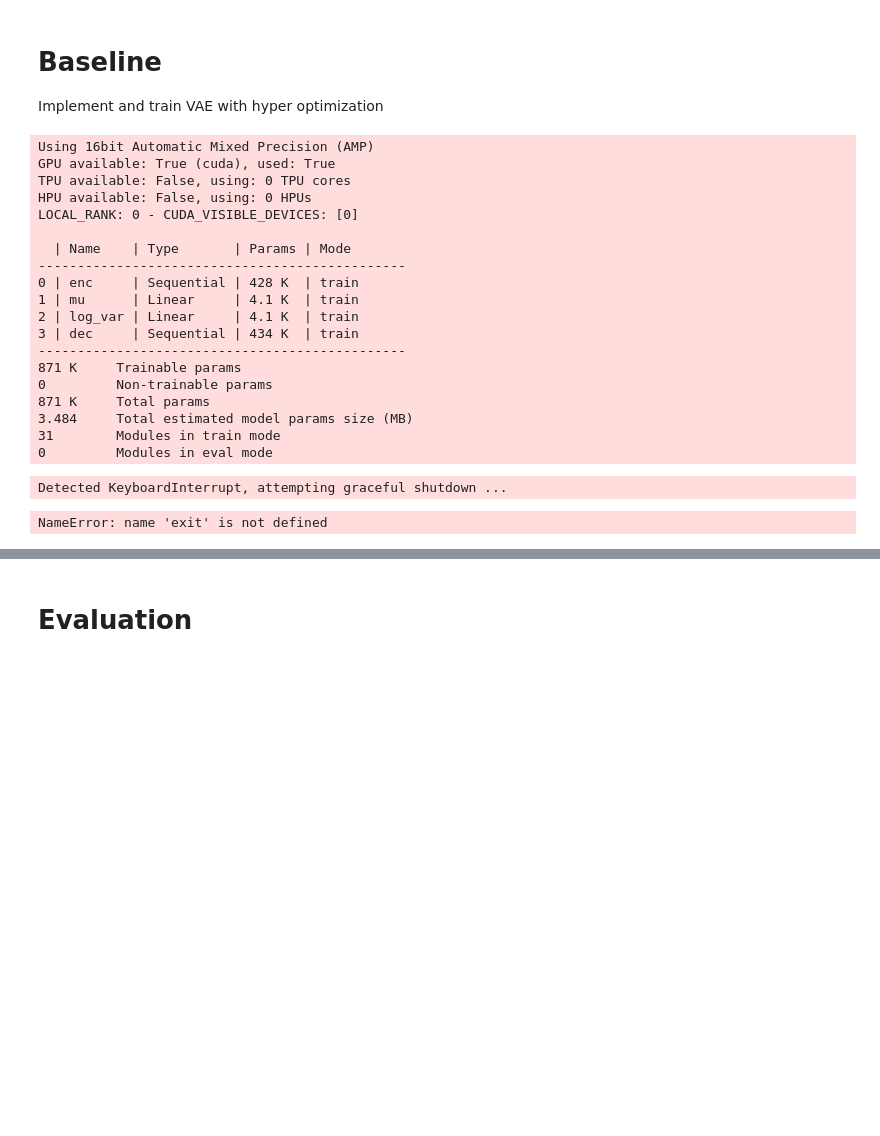
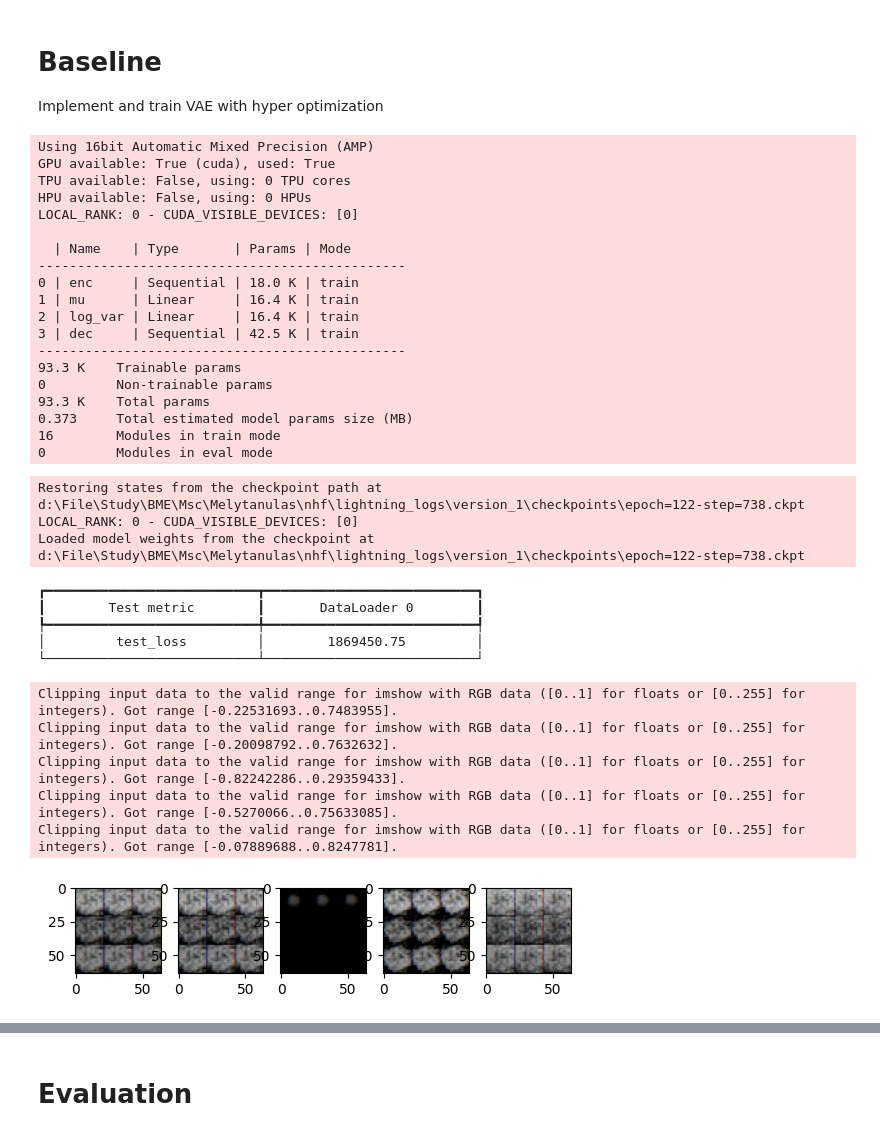
Before and after one commit to asztrikx/bme-diffusion-model, a Jupyter notebook: main.ipynb, the cells around one changed output, grey strips where cells are left out. Cells and saved outputs as stored; diff of their text form; code cells hidden in the pictures; blank space fills up the shorter version.

```diff
--- a/main.ipynb
+++ b/main.ipynb
@@ -64,7 +64,7 @@ random_state = 42 # random state
 test_val_size = 0.2 # size of test and validation together to the whole dataset
 test_size = 0.5 # size of test to test and validation together
 num_workers = 2 # number of workers for data loading
-batch_size = 256
+batch_size = 1024
 
 is_celeba_on = False # celebA is needed or not
 use_wandb = False
@@ -385,19 +385,9 @@ class VAE(pl.LightningModule):
 
 		self.enc = torch.nn.Sequential(
 			torch.nn.Conv2d(in_channels=img_channel, out_channels=32, kernel_size=4, stride=2, padding=1),
-			torch.nn.BatchNorm2d(num_features=32),
 			torch.nn.ReLU(),
 
-			torch.nn.Conv2d(in_channels=32, out_channels=64, kernel_size=4, stride=2, padding=1),
-			torch.nn.BatchNorm2d(num_features=64),
-			torch.nn.ReLU(),
-
-			torch.nn.Conv2d(in_channels=64, out_channels=128, kernel_size=4, stride=2, padding=1),
-			torch.nn.BatchNorm2d(num_features=128),
-			torch.nn.ReLU(),
-
-			torch.nn.Conv2d(in_channels=128, out_channels=128, kernel_size=4, stride=2, padding=1),
-			torch.nn.BatchNorm2d(num_features=128),
+			torch.nn.Conv2d(in_channels=32, out_channels=32, kernel_size=4, stride=2, padding=1),
 			torch.nn.ReLU(),
 
 			torch.nn.Flatten()
@@ -408,24 +398,15 @@ class VAE(pl.LightningModule):
 		self.log_var = torch.nn.Linear(in_features=flatten_size, out_features=self.L)
 			# variance can't be negative
 
-		last_conv_size = int(np.sqrt(flatten_size / 128))
+		last_conv_size = int(np.sqrt(flatten_size / 32))
 		self.dec = torch.nn.Sequential(
 			torch.nn.Linear(in_features=self.L, out_features=flatten_size),
 			torch.nn.ReLU(),
 
-			torch.nn.Unflatten(dim=1, unflattened_size=(128, last_conv_size, last_conv_size)),
+			torch.nn.Unflatten(dim=1, unflattened_size=(32, last_conv_size, last_conv_size)),
 				# dim 1: batches
 
-			torch.nn.ConvTranspose2d(in_channels=128, out_channels=128, kernel_size=4, stride=2, padding=1),
-			torch.nn.BatchNorm2d(num_features=128),
-			torch.nn.ReLU(),
-
-			torch.nn.ConvTranspose2d(in_channels=128, out_channels=64, kernel_size=4, stride=2, padding=1),
-			torch.nn.BatchNorm2d(num_features=64),
-			torch.nn.ReLU(),
-
-			torch.nn.ConvTranspose2d(in_channels=64, out_channels=32, kernel_size=4, stride=2, padding=1),
-			torch.nn.BatchNorm2d(num_features=32),
+			torch.nn.ConvTranspose2d(in_channels=32, out_channels=32, kernel_size=4, stride=2, padding=1),
 			torch.nn.ReLU(),
 
 			torch.nn.ConvTranspose2d(in_channels=32, out_channels=img_channel, kernel_size=4, stride=2, padding=1),
@@ -517,10 +498,19 @@ def vae_with_hyperparameters(config=None):
 				pl.callbacks.EarlyStopping(monitor="val_loss", patience=config.early_stop_patience, verbose=False, mode="min")
 			],
 			logger=logger,
+			#fast_dev_run = True,
 			log_every_n_steps=1
 		)
 		trainer.fit(model, dm)
 		trainer.test(dataloaders=dm.test_dataloader())
+
+		# Plot
+		z_random = torch.randn(5, config.latent_size)
+		f,ax = plt.subplots(1,5)
+		with torch.no_grad():
+			out = model.decode(z_random)
+			for i in range(5):
+				ax[i].imshow(out[i].view(input_shape[1],input_shape[2],input_shape[0])) # TODO dm.reverse_transform()
 
 if use_wandb:
 	sweep_config = {
@@ -531,50 +521,62 @@ if use_wandb:
 			"name": "val_loss"
 		},
 		"parameters": {
-			"latent_size": {"values": [256]},
+			"latent_size": {"values": [2]},
 			"optimizer_name": {"values": ["adamw"]},
 			"learning_rate": {"values": [0.001]},
 			"epoch": {"values": [50]},
 			"early_stop_patience": {"values": [3]},
 			# channel size
 		},
 	}
 
 	wandb.finish()
 	wandb.login(key=wandb_api_key)
 	sweep_id = wandb.sweep(sweep_config, project="deeplearning")
 	wandb.agent(sweep_id, function=vae_with_hyperparameters, count=10000000000)
 else:
 	from types import SimpleNamespace
 		# make dict to class
 
 	vae_with_hyperparameters(SimpleNamespace(**{
 		"latent_size": 2,
 		"optimizer_name": "adamw",
 		"learning_rate": 0.001,
-		"epoch": 50, # max legyen
-		"early_stop_patience": 3,
-		# channel size
-	}))
+		"epoch": 200,
+		"early_stop_patience": 10,
+	})) # TODO sweep kidobása
+# TODO load best model if flag
 # %% [output]
 Using 16bit Automatic Mixed Precision (AMP)
 GPU available: True (cuda), used: True
 TPU available: False, using: 0 TPU cores
 HPU available: False, using: 0 HPUs
 LOCAL_RANK: 0 - CUDA_VISIBLE_DEVICES: [0]
 
   | Name    | Type       | Params | Mode
 -----------------------------------------------
-0 | enc     | Sequential | 428 K  | train
-1 | mu      | Linear     | 4.1 K  | train
-2 | log_var | Linear     | 4.1 K  | train
-3 | dec     | Sequential | 434 K  | train
+0 | enc     | Sequential | 18.0 K | train
+1 | mu      | Linear     | 16.4 K | train
+2 | log_var | Linear     | 16.4 K | train
+3 | dec     | Sequential | 42.5 K | train
 -----------------------------------------------
-871 K     Trainable params
+93.3 K    Trainable params
 0         Non-trainable params
-871 K     Total params
-3.484     Total estimated model params size (MB)
-31        Modules in train mode
+93.3 K    Total params
+0.373     Total estimated model params size (MB)
+16        Modules in train mode
 0         Modules in eval mode
-Detected KeyboardInterrupt, attempting graceful shutdown ...
+Restoring states from the checkpoint path at d:\File\Study\BME\Msc\Melytanulas\nhf\lightning_logs\version_1\checkpoints\epoch=122-step=738.ckpt
+LOCAL_RANK: 0 - CUDA_VISIBLE_DEVICES: [0]
+Loaded model weights from the checkpoint at d:\File\Study\BME\Msc\Melytanulas\nhf\lightning_logs\version_1\checkpoints\epoch=122-step=738.ckpt
-NameError: name 'exit' is not defined
+┏━━━━━━━━━━━━━━━━━━━━━━━━━━━┳━━━━━━━━━━━━━━━━━━━━━━━━━━━┓
+┃        Test metric        ┃       DataLoader 0        ┃
+┡━━━━━━━━━━━━━━━━━━━━━━━━━━━╇━━━━━━━━━━━━━━━━━━━━━━━━━━━┩
+│         test_loss         │        1869450.75         │
+└───────────────────────────┴───────────────────────────┘
+Clipping input data to the valid range for imshow with RGB data ([0..1] for floats or [0..255] for integers). Got range [-0.22531693..0.7483955].
+Clipping input data to the valid range for imshow with RGB data ([0..1] for floats or [0..255] for integers). Got range [-0.20098792..0.7632632].
+Clipping input data to the valid range for imshow with RGB data ([0..1] for floats or [0..255] for integers). Got range [-0.82242286..0.29359433].
+Clipping input data to the valid range for imshow with RGB data ([0..1] for floats or [0..255] for integers). Got range [-0.5270066..0.75633085].
+Clipping input data to the valid range for imshow with RGB data ([0..1] for floats or [0..255] for integers). Got range [-0.07889688..0.8247781].
+[figure, added]
```
Also changed, not shown: parts of 3 cells of this notebook.
